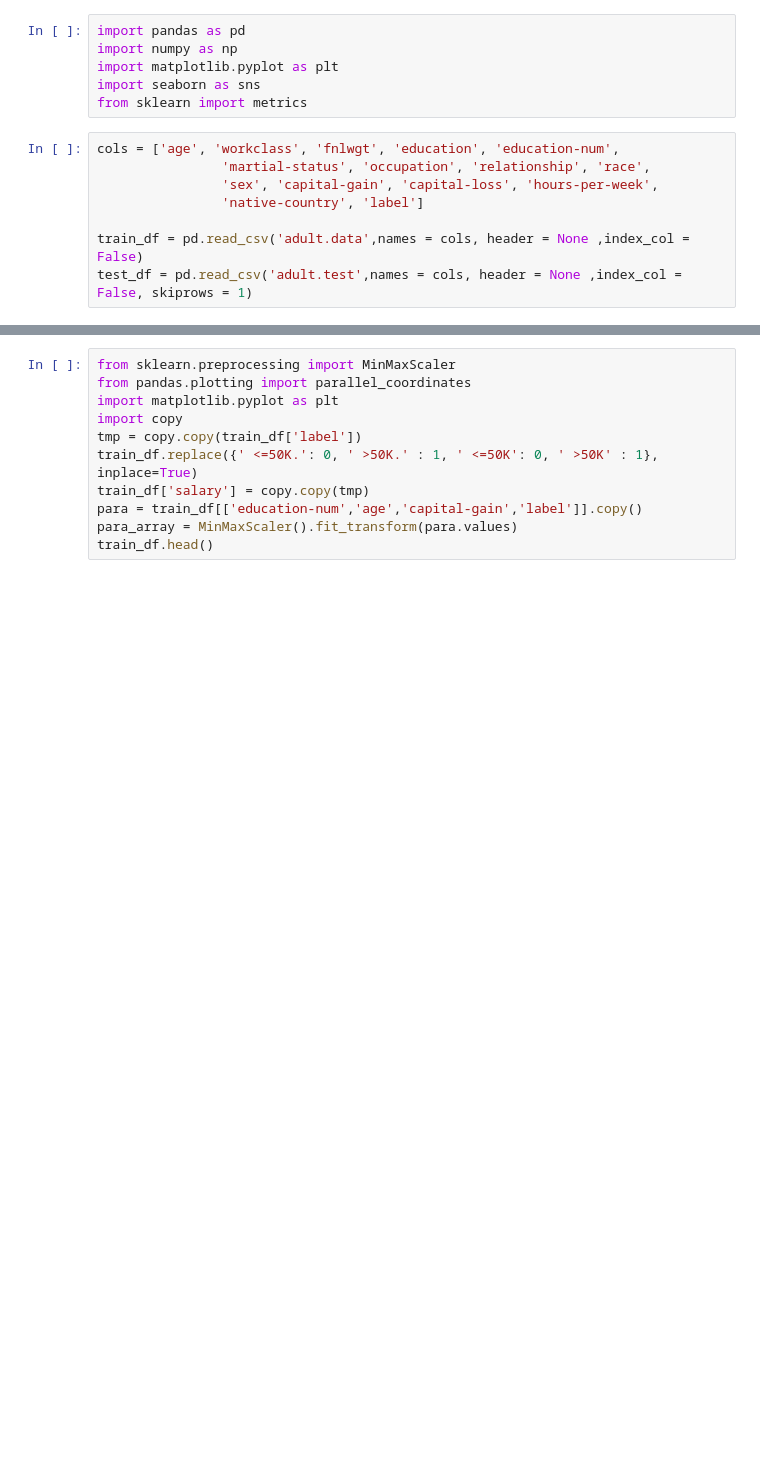
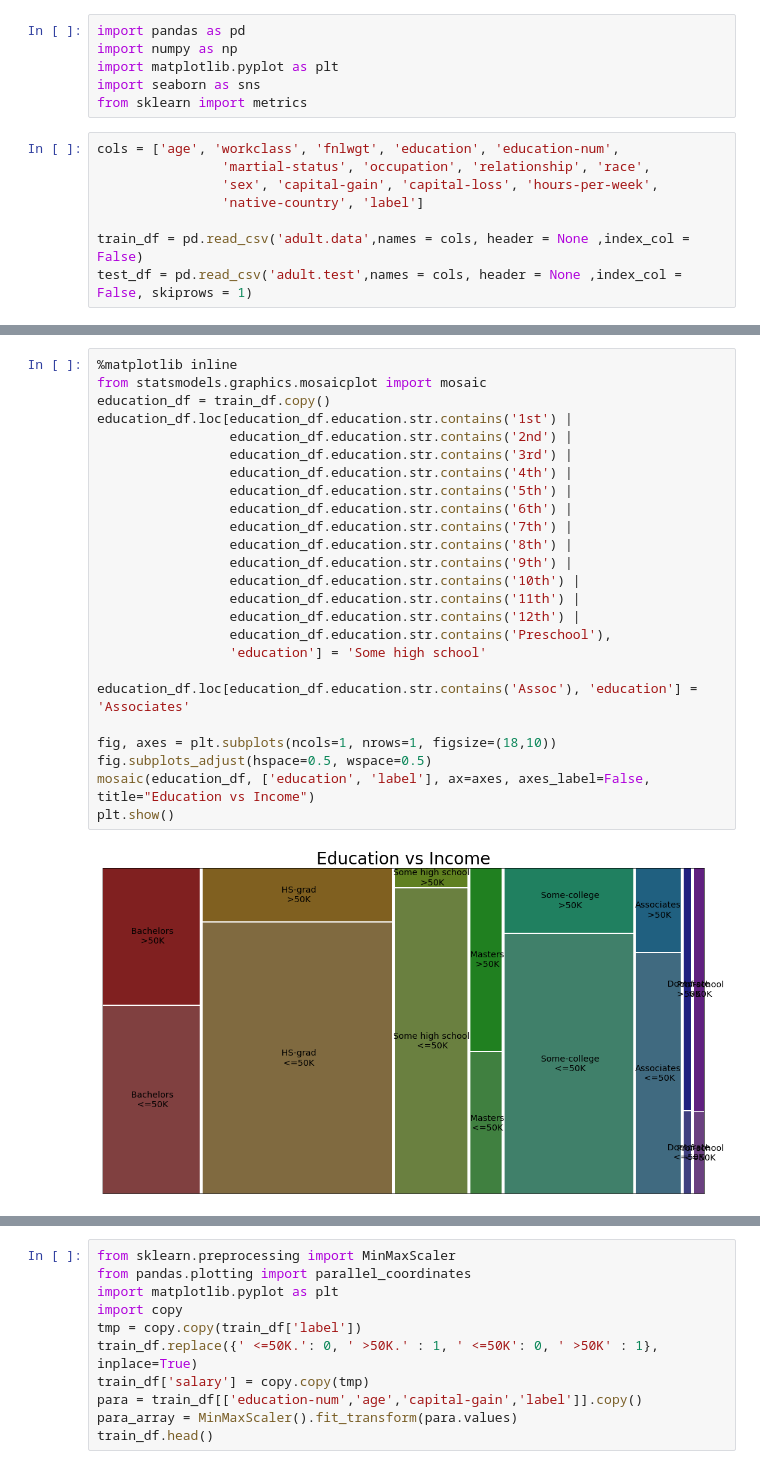
Before and after one commit to rostyhn/CSE578FinalProject, a Jupyter notebook: Sang-Hun_Project (2) - RH.ipynb, the cells around one changed output, grey strips where cells are left out. Cells and saved outputs as stored; diff of their text form; blank space fills up the shorter version.

```diff
--- a/Sang-Hun_Project (2) - RH.ipynb
+++ b/Sang-Hun_Project (2) - RH.ipynb
@@ -40,3 +41,30 @@ train_df.head()
 | 2 | 38 | Private | 215646 | HS-grad | 9 | Divorced | Handlers-cleaners | Not-in-family | ... |
 | 3 | 53 | Private | 234721 | 11th | 7 | Married-civ-spouse | Handlers-cleaners | Husband | ... |
 | 4 | 28 | Private | 338409 | Bachelors | 13 | Married-civ-spouse | Prof-specialty | Wife | ... |
+# %%
+%matplotlib inline
+from statsmodels.graphics.mosaicplot import mosaic
+education_df = train_df.copy()
+education_df.loc[education_df.education.str.contains('1st') |
+                 education_df.education.str.contains('2nd') |
+                 education_df.education.str.contains('3rd') |
+                 education_df.education.str.contains('4th') |
+                 education_df.education.str.contains('5th') |
+                 education_df.education.str.contains('6th') |
+                 education_df.education.str.contains('7th') |
+                 education_df.education.str.contains('8th') |
+                 education_df.education.str.contains('9th') |
+                 education_df.education.str.contains('10th') |
+                 education_df.education.str.contains('11th') |
+                 education_df.education.str.contains('12th') |
+                 education_df.education.str.contains('Preschool'),
+                 'education'] = 'Some high school'
+
+education_df.loc[education_df.education.str.contains('Assoc'), 'education'] = 'Associates'
+
+fig, axes = plt.subplots(ncols=1, nrows=1, figsize=(18,10))
+fig.subplots_adjust(hspace=0.5, wspace=0.5)
+mosaic(education_df, ['education', 'label'], ax=axes, axes_label=False, title="Education vs Income")
+plt.show()
+# %% [output]
+[figure, added]
```
Also changed, not shown: parts of 7 cells of this notebook.
